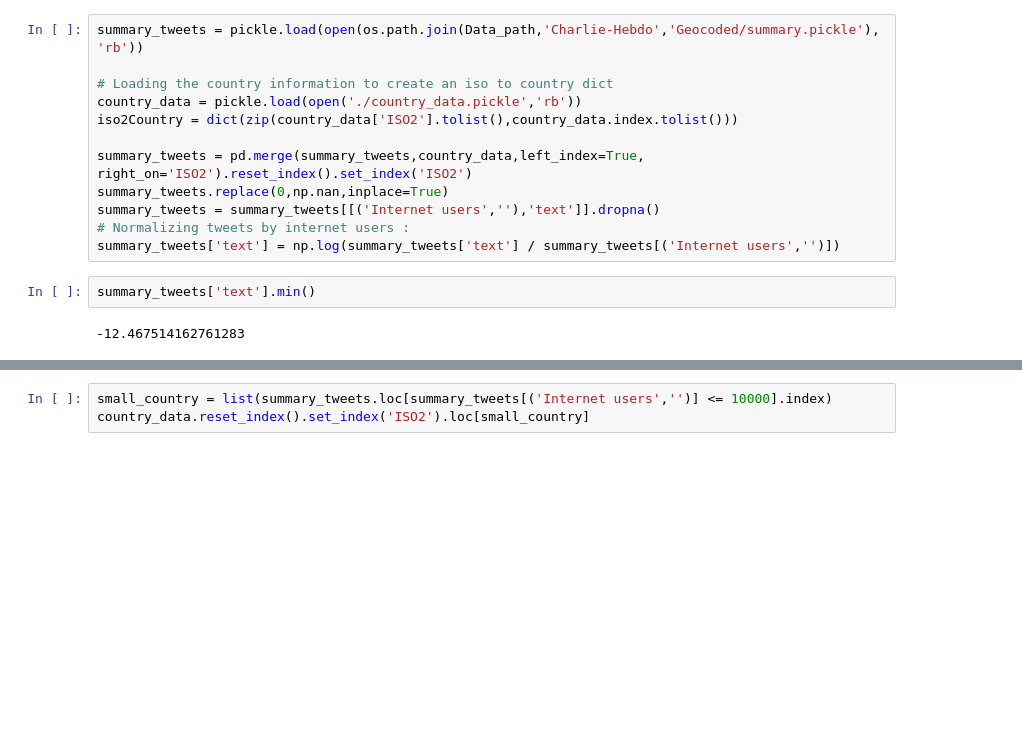
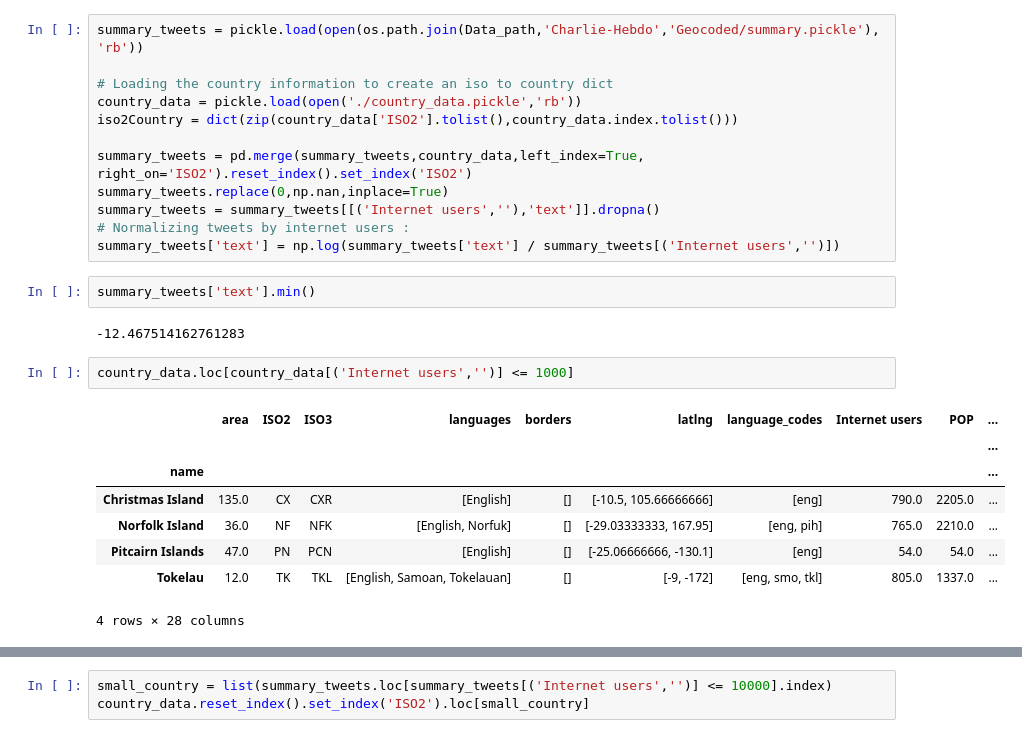
Before and after one commit to LailaHms/ADA2017_Homeworks, a Jupyter notebook: Project/Visualization/CheckDataViz.ipynb, the cells around one changed output, grey strips where cells are left out. Saved outputs shown, nothing was run; the diff lists cells and outputs as text; blank space fills up the shorter version.

```diff
--- a/Project/Visualization/CheckDataViz.ipynb
+++ b/Project/Visualization/CheckDataViz.ipynb
@@ -425,3 +425,14 @@ summary_tweets['text'] = np.log(summary_tweets['text'] / summary_tweets[('Intern
 summary_tweets['text'].min()
 # %% [output]
 -12.467514162761283
+# %%
+country_data.loc[country_data[('Internet users','')] <= 1000]
+# %% [output]
+|  | area | ISO2 | ISO3 | languages | borders | latlng | language_codes | Internet users | POP | ... |
+|  |  |  |  |  |  |  |  |  |  | ... |
+| name |  |  |  |  |  |  |  |  |  | ... |
+| Christmas Island | 135.0 | CX | CXR | [English] | [] | [-10.5, 105.66666666] | [eng] | 790.0 | 2205.0 | ... |
+| Norfolk Island | 36.0 | NF | NFK | [English, Norfuk] | [] | [-29.03333333, 167.95] | [eng, pih] | 765.0 | 2210.0 | ... |
+| Pitcairn Islands | 47.0 | PN | PCN | [English] | [] | [-25.06666666, -130.1] | [eng] | 54.0 | 54.0 | ... |
+| Tokelau | 12.0 | TK | TKL | [English, Samoan, Tokelauan] | [] | [-9, -172] | [eng, smo, tkl] | 805.0 | 1337.0 | ... |
+4 rows × 28 columns
```
Also changed, not shown: parts of 3 cells of this notebook, 22 other files.
